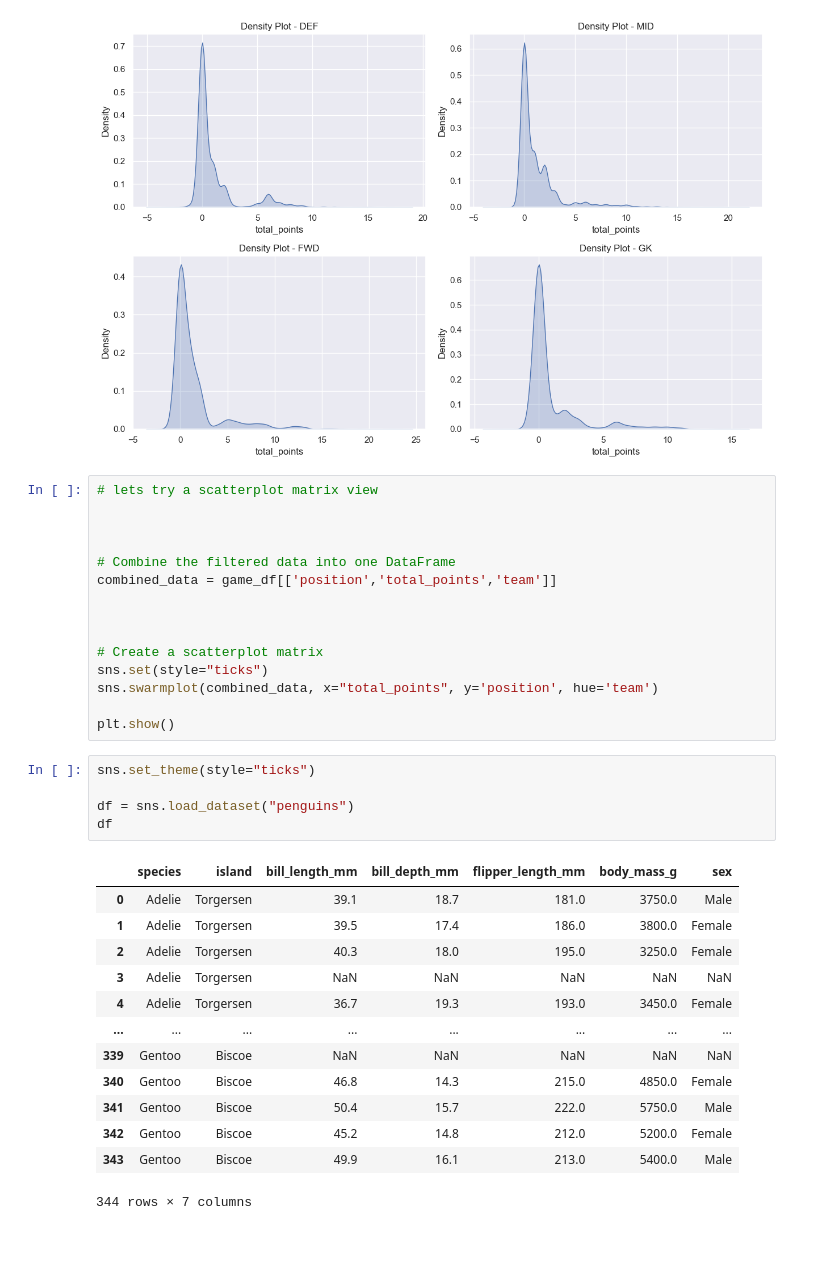
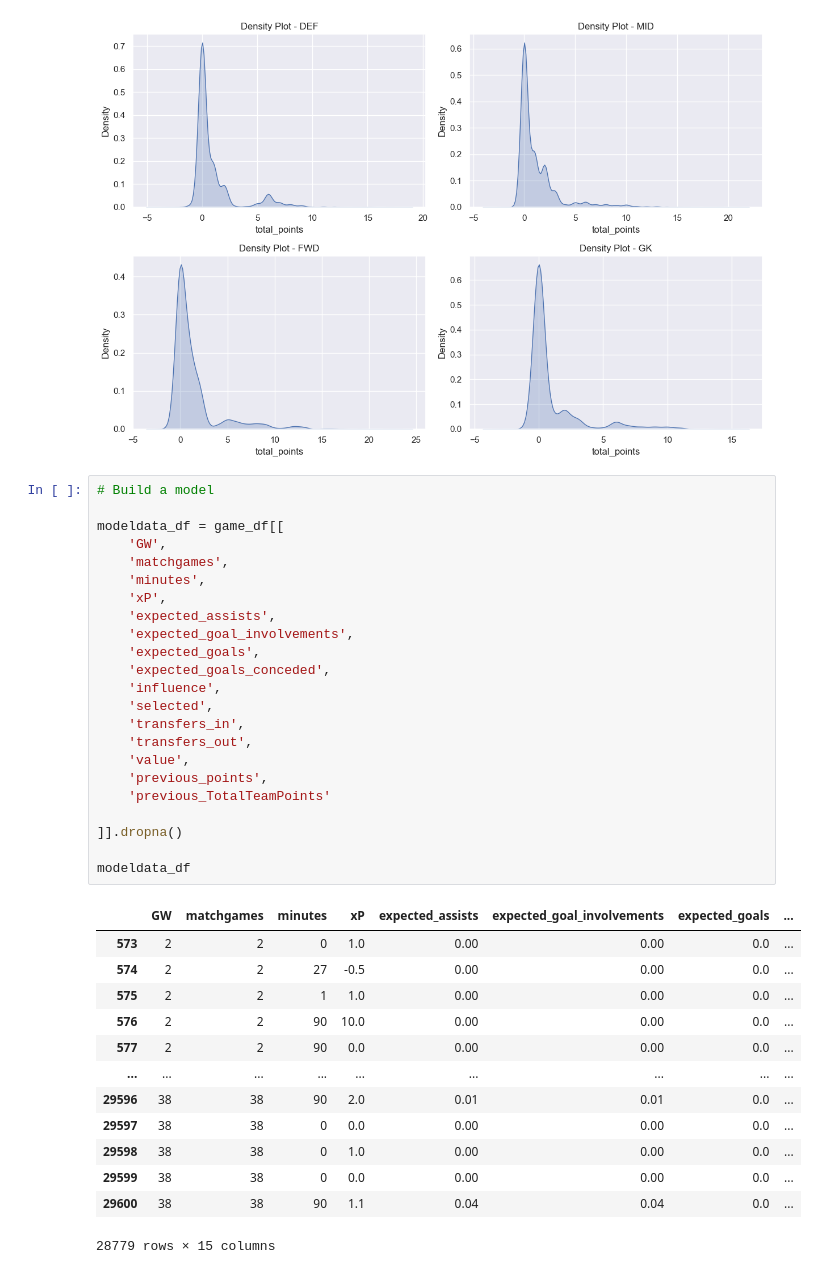
Before and after one commit to WayneQwele/FPLBayesianPoissonRegression, a Jupyter notebook: data_model.ipynb, the cells around one changed output. Cells and saved outputs as stored; diff of their text form; blank space fills up the shorter version.

```diff
--- a/data_model.ipynb
+++ b/data_model.ipynb
@@ -59,37 +59,40 @@ plt.tight_layout()
 plt.show()
 # %% [output]
 [figure]
-# %%
-# lets try a scatterplot matrix view
-
-
-
-# Combine the filtered data into one DataFrame
-combined_data = game_df[['position','total_points','team']]
-
-
-
-# Create a scatterplot matrix
-sns.set(style="ticks")
-sns.swarmplot(combined_data, x="total_points", y='position', hue='team')
-
-plt.show()
-# %%
-sns.set_theme(style="ticks")
-
-df = sns.load_dataset("penguins")
-df
-# %% [output]
-|  | species | island | bill_length_mm | bill_depth_mm | flipper_length_mm | body_mass_g | sex |
-| 0 | Adelie | Torgersen | 39.1 | 18.7 | 181.0 | 3750.0 | Male |
-| 1 | Adelie | Torgersen | 39.5 | 17.4 | 186.0 | 3800.0 | Female |
-| 2 | Adelie | Torgersen | 40.3 | 18.0 | 195.0 | 3250.0 | Female |
-| 3 | Adelie | Torgersen | NaN | NaN | NaN | NaN | NaN |
-| 4 | Adelie | Torgersen | 36.7 | 19.3 | 193.0 | 3450.0 | Female |
-| ... | ... | ... | ... | ... | ... | ... | ... |
-| 339 | Gentoo | Biscoe | NaN | NaN | NaN | NaN | NaN |
-| 340 | Gentoo | Biscoe | 46.8 | 14.3 | 215.0 | 4850.0 | Female |
-| 341 | Gentoo | Biscoe | 50.4 | 15.7 | 222.0 | 5750.0 | Male |
-| 342 | Gentoo | Biscoe | 45.2 | 14.8 | 212.0 | 5200.0 | Female |
-| 343 | Gentoo | Biscoe | 49.9 | 16.1 | 213.0 | 5400.0 | Male |
-344 rows × 7 columns
+# %%
+# Build a model
+
+modeldata_df = game_df[[
+    'GW',
+    'matchgames',
+    'minutes',
+    'xP',
+    'expected_assists',
+    'expected_goal_involvements',
+    'expected_goals',
+    'expected_goals_conceded',
+    'influence',
+    'selected',
+    'transfers_in',
+    'transfers_out',
+    'value',
+    'previous_points',
+    'previous_TotalTeamPoints'
+
+]].dropna()
+
+modeldata_df
+# %% [output]
+|  | GW | matchgames | minutes | xP | expected_assists | expected_goal_involvements | expected_goals | ... |
+| 573 | 2 | 2 | 0 | 1.0 | 0.00 | 0.00 | 0.0 | ... |
+| 574 | 2 | 2 | 27 | -0.5 | 0.00 | 0.00 | 0.0 | ... |
+| 575 | 2 | 2 | 1 | 1.0 | 0.00 | 0.00 | 0.0 | ... |
+| 576 | 2 | 2 | 90 | 10.0 | 0.00 | 0.00 | 0.0 | ... |
+| 577 | 2 | 2 | 90 | 0.0 | 0.00 | 0.00 | 0.0 | ... |
+| ... | ... | ... | ... | ... | ... | ... | ... | ... |
+| 29596 | 38 | 38 | 90 | 2.0 | 0.01 | 0.01 | 0.0 | ... |
+| 29597 | 38 | 38 | 0 | 0.0 | 0.00 | 0.00 | 0.0 | ... |
+| 29598 | 38 | 38 | 0 | 1.0 | 0.00 | 0.00 | 0.0 | ... |
+| 29599 | 38 | 38 | 0 | 0.0 | 0.00 | 0.00 | 0.0 | ... |
+| 29600 | 38 | 38 | 90 | 1.1 | 0.04 | 0.04 | 0.0 | ... |
+28779 rows × 15 columns
```
Also changed, not shown: parts of 2 cells of this notebook, 4 other files.
